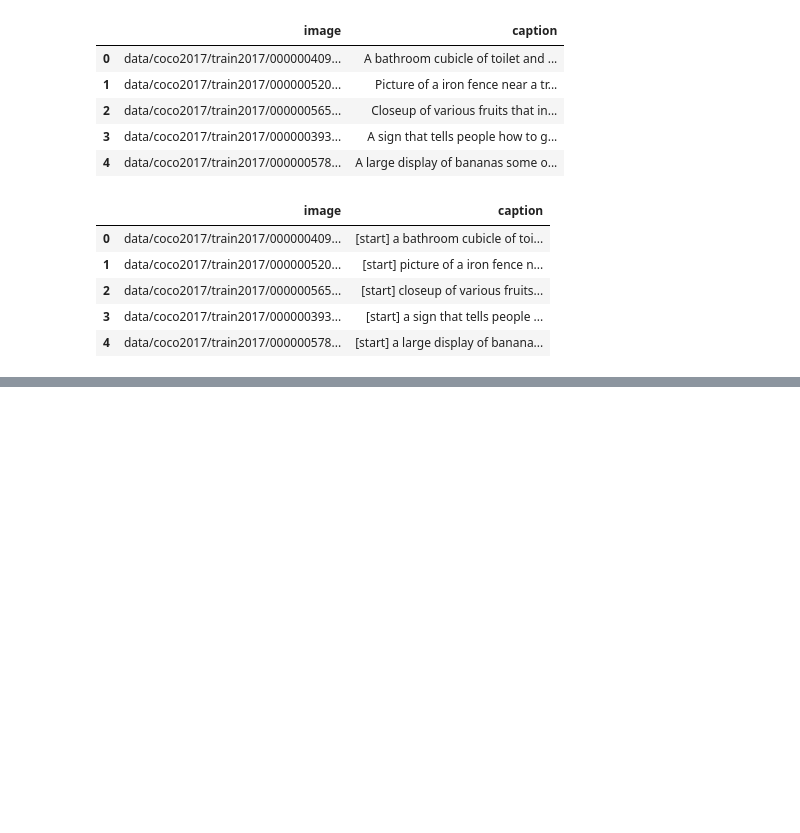
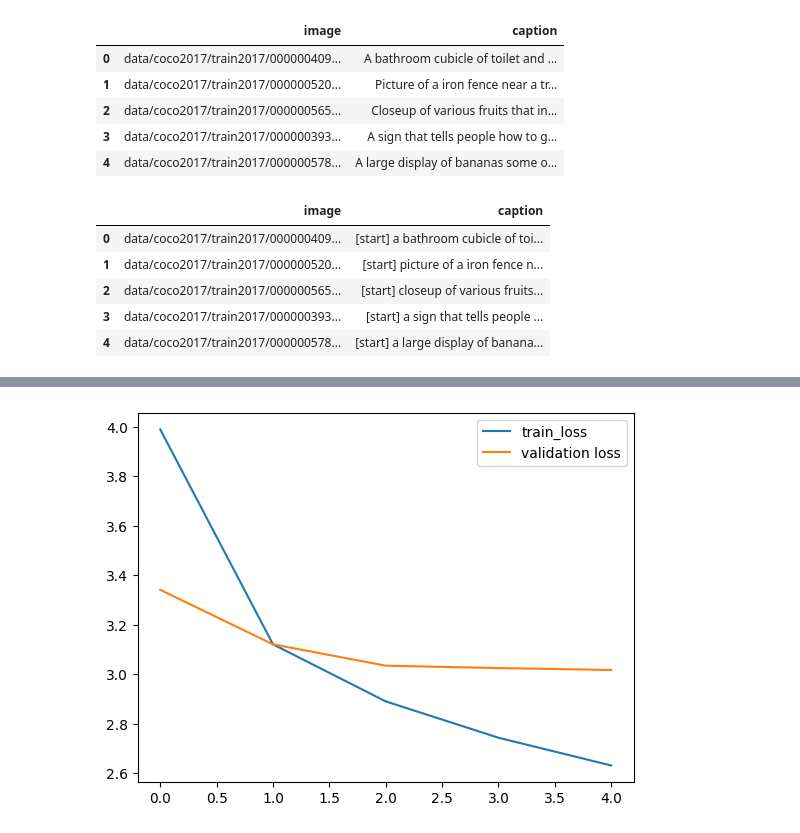
Before and after one commit to Daniyal98/image_captioning_model, a Jupyter notebook: image_captioning_model.ipynb, the cells around one changed output, grey strips where cells are left out. Cells and saved outputs as stored; diff of their text form; code cells hidden in the pictures; blank space fills up the shorter version.

Commit message:
trained the model

```diff
--- a/image_captioning_model.ipynb
+++ b/image_captioning_model.ipynb
@@ -61,0 +171,13 @@ captions.head()
+# %%
+def CNN_Encoder():
+    inception_v3 = tf.keras.applications.InceptionV3(
+        include_top=False,
+        weights='imagenet'
+    )
+
+    output = inception_v3.output
+    output = tf.keras.layers.Reshape(
+        (-1, output.shape[-1]))(output)
+
+    cnn_model = tf.keras.models.Model(inception_v3.input, output)
+    return cnn_model
@@ -61,0 +390,26 @@ captions.head()
+# %%
+encoder = TransformerEncoderLayer(EMBEDDING_DIM, 1)
+decoder = TransformerDecoderLayer(EMBEDDING_DIM, UNITS, 8)
+
+cnn_model = CNN_Encoder()
+caption_model = ImageCaptioningModel(
+    cnn_model=cnn_model, encoder=encoder, decoder=decoder, image_aug=image_augmentation,
+)
+# %%
+cross_entropy = tf.keras.losses.SparseCategoricalCrossentropy(
+    from_logits=False, reduction="none"
+)
+
+early_stopping = tf.keras.callbacks.EarlyStopping(patience=3, restore_best_weights=True)
+
+caption_model.compile(
+    optimizer=tf.keras.optimizers.Adam(),
+    loss=cross_entropy
+)
+# %%
+history = caption_model.fit(
+    train_dataset,
+    epochs=EPOCHS,
+    validation_data=val_dataset,
+    callbacks=[early_stopping]
+)
@@ -61,0 +429,7 @@ captions.head()
+# %%
+plt.plot(history.history['loss'], label='train_loss')
+plt.plot(history.history['val_loss'], label='validation loss')
+plt.legend()
+plt.show()
+# %% [output]
+[figure, added]
```
Also changed, not shown: parts of 16 cells of this notebook.
